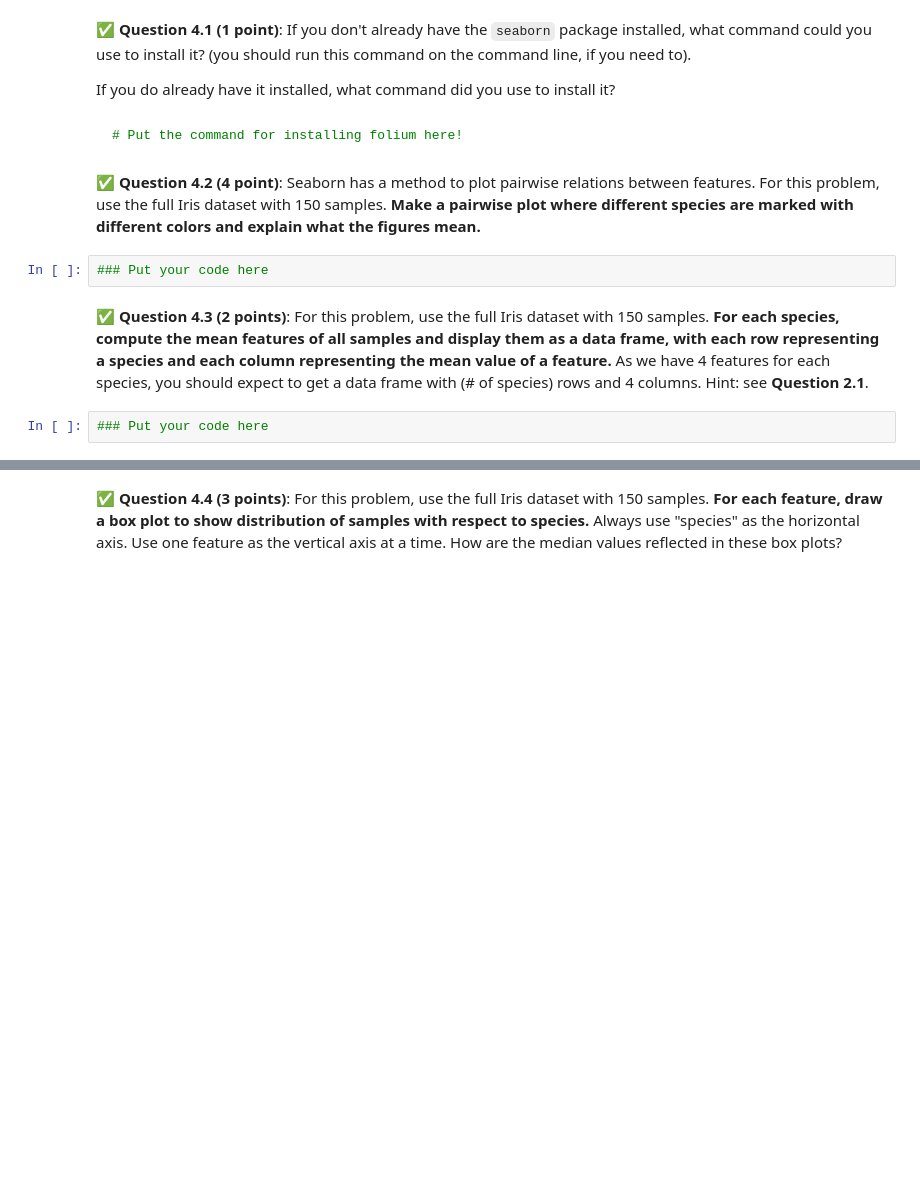
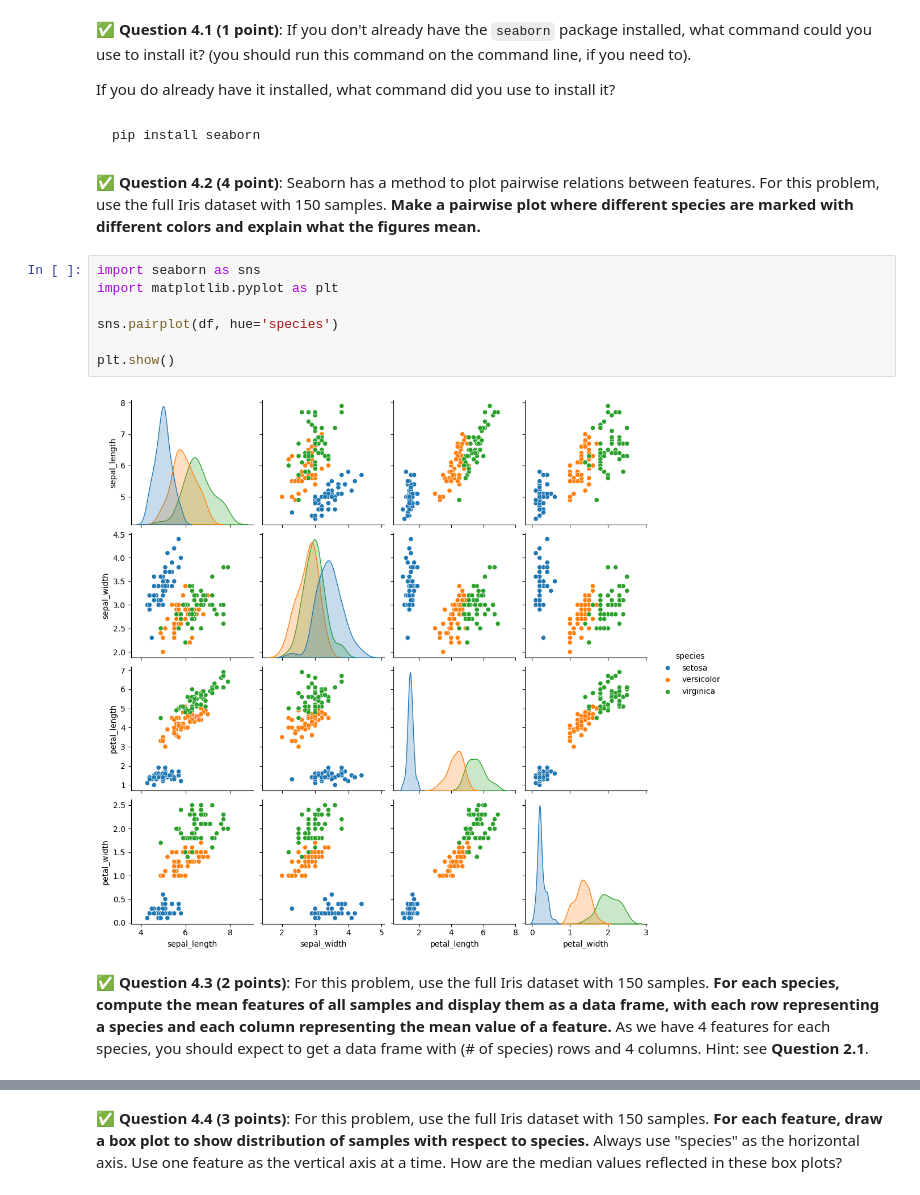
Before and after one commit to aaronng03/CMSE202-s24-turnin, a Jupyter notebook: hw-01/HW-01.ipynb, the cells around one changed output, grey strips where cells are left out. Drawn from its saved outputs; the diff is of its cells as text; blank space fills up the shorter version.

````diff
--- a/hw-01/HW-01.ipynb
+++ b/hw-01/HW-01.ipynb
@@ -404,15 +423,20 @@ We will use a new Python package `seaborn`. Seaborn is a Python data visualizati
 &#9989; **Question 4.1 (1 point)**: If you don't already have the `seaborn` package installed, what command could you use to install it? (you should run this command on the command line, if you need to).
 
 If you do already have it installed, what command did you use to install it?
-# %% [markdown]
-```bash
-# Put the command for installing folium here!
-```
+# %% [markdown]
+```bash
+pip install seaborn
+```
 # %% [markdown]
 &#9989; **Question 4.2 (4 point)**: Seaborn has a method to plot pairwise relations between features. For this problem, use the full Iris dataset with 150 samples. **Make a pairwise plot where different species are marked with different colors and explain what the figures mean.**
-# %%
-### Put your code here
+# %%
+import seaborn as sns
+import matplotlib.pyplot as plt
+
+sns.pairplot(df, hue='species')
+
+plt.show()
+# %% [output]
+[figure, added]
 # %% [markdown]
 &#9989; **Question 4.3 (2 points)**: For this problem, use the full Iris dataset with 150 samples. **For each species, compute the mean features of all samples and display them as a data frame, with each row representing a species and each column representing the mean value of a feature.** As we have 4 features for each species, you should expect to get a data frame with (# of species) rows and 4 columns. Hint: see **Question 2.1**.
-# %%
-### Put your code here
````
Also changed, not shown: parts of 4 cells of this notebook.
